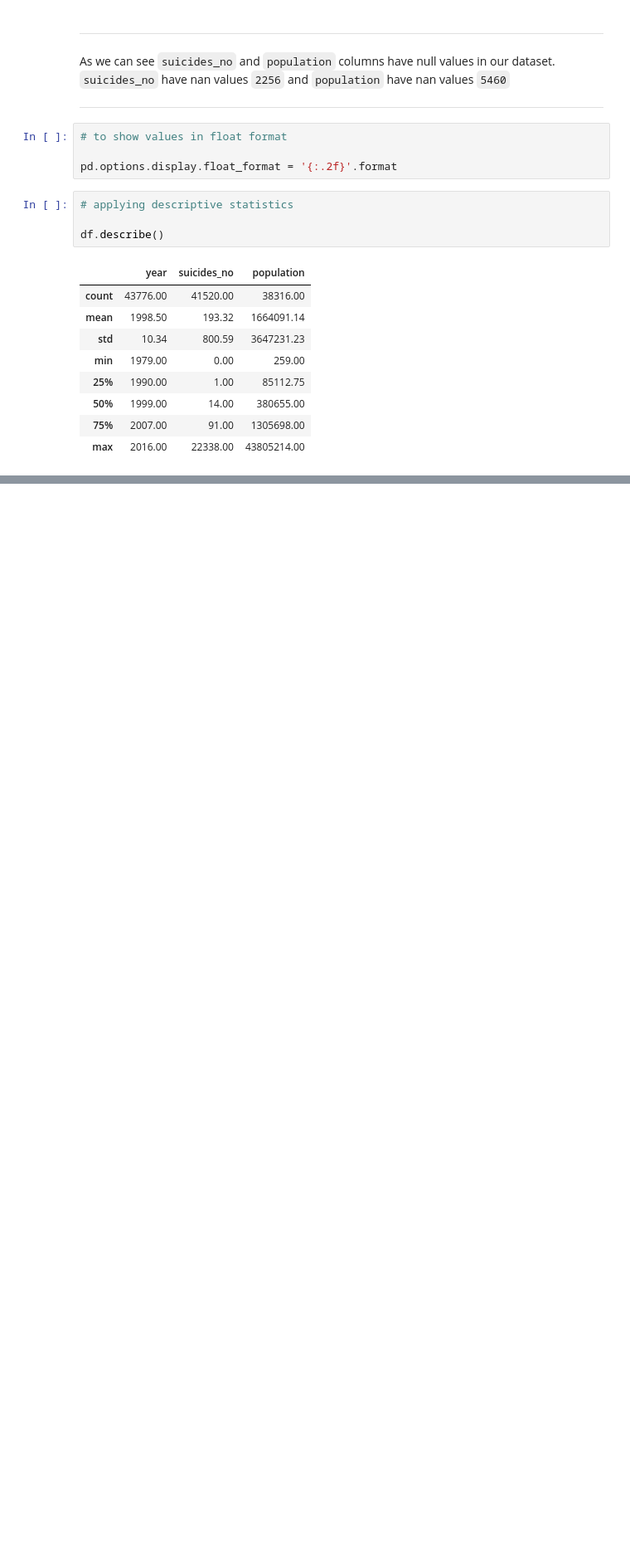
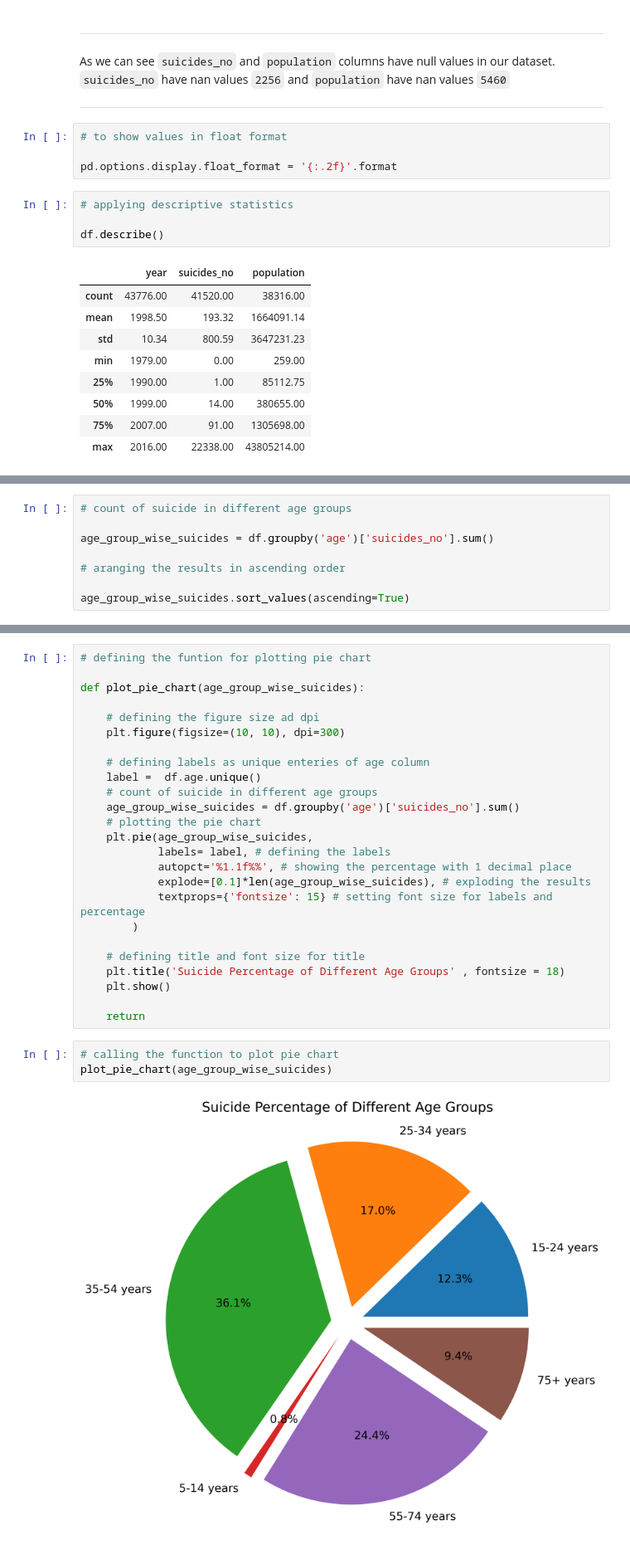
Before and after one commit to Akmal1995/Applied-Data-Science-Assignment-1, a Jupyter notebook: assignment_2.ipynb, the cells around one changed output, grey strips where cells are left out. Shown at 83% size. Drawn from its saved outputs; the diff is of its cells as text; blank space fills up the shorter version.

Commit message:
graphs

```diff
--- a/assignment_2.ipynb
+++ b/assignment_2.ipynb
@@ -195,0 +224,8 @@ df.describe()
+# %%
+# count of suicide in different age groups
+
+age_group_wise_suicides = df.groupby('age')['suicides_no'].sum()
+
+# aranging the results in ascending order
+
+age_group_wise_suicides.sort_values(ascending=True)
@@ -195,0 +244,30 @@ df.describe()
+# %%
+# defining the funtion for plotting pie chart
+
+def plot_pie_chart(age_group_wise_suicides):
+
+    # defining the figure size ad dpi
+    plt.figure(figsize=(10, 10), dpi=300)
+
+    # defining labels as unique enteries of age column
+    label =  df.age.unique()
+    # count of suicide in different age groups
+    age_group_wise_suicides = df.groupby('age')['suicides_no'].sum()
+    # plotting the pie chart
+    plt.pie(age_group_wise_suicides,
+            labels= label, # defining the labels
+            autopct='%1.1f%%', # showing the percentage with 1 decimal place
+            explode=[0.1]*len(age_group_wise_suicides), # exploding the results
+            textprops={'fontsize': 15} # setting font size for labels and percentage
+        )
+
+    # defining title and font size for title
+    plt.title('Suicide Percentage of Different Age Groups' , fontsize = 18)
+    plt.show()
+
+    return
+# %%
+# calling the function to plot pie chart
+plot_pie_chart(age_group_wise_suicides)
+# %% [output]
+[figure, added]
```
Also changed, not shown: parts of 21 cells of this notebook.
